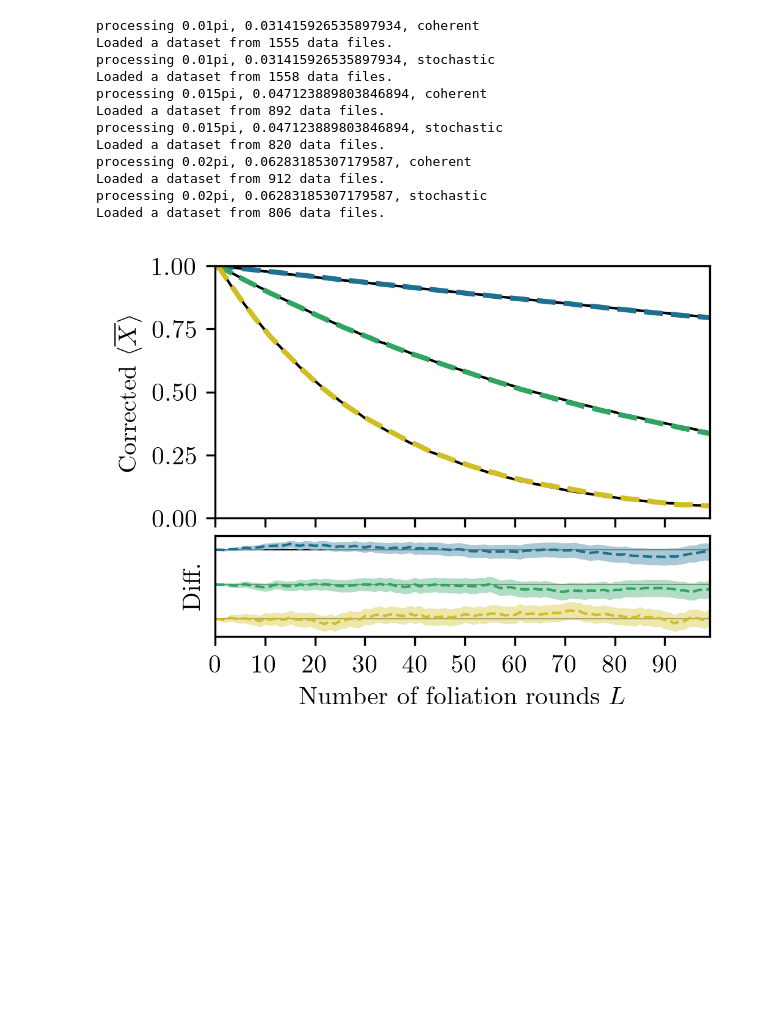
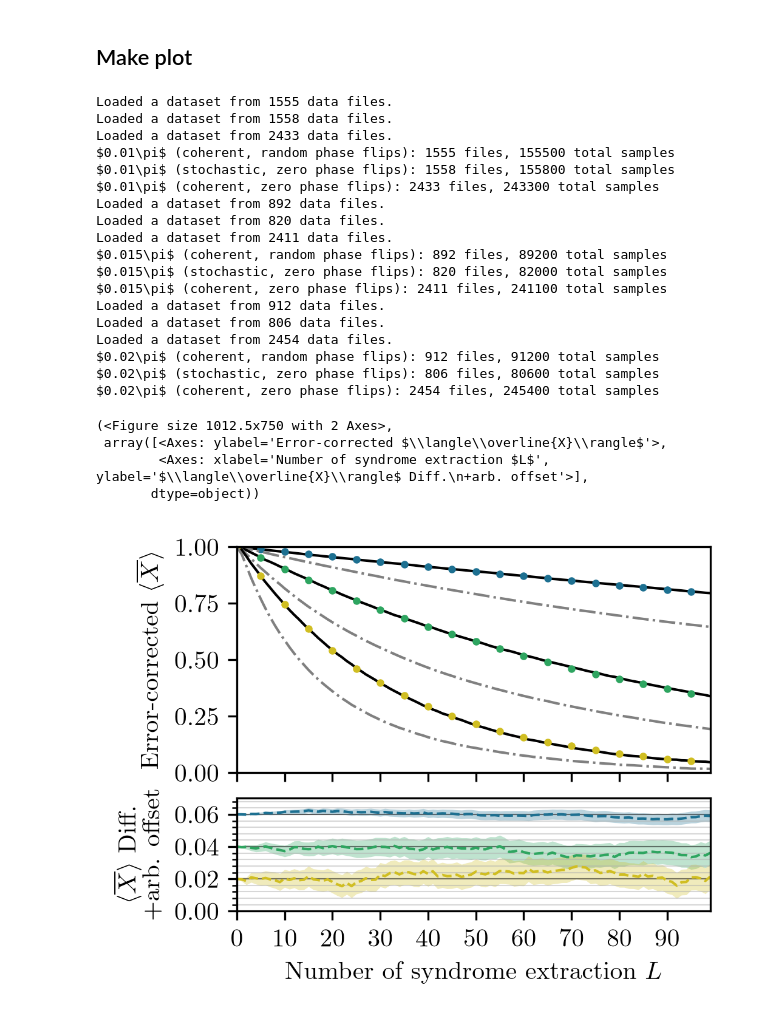
Before and after one commit to qilesu/data-for-taming-coherent-noise-with-teleportation, a Jupyter notebook: fig4/full_circuit_model.ipynb, the cells around one changed output. Saved outputs shown, nothing was run; the diff lists cells and outputs as text; code cells hidden in the pictures; blank space fills up the shorter version.

```diff
--- a/fig4/full_circuit_model.ipynb
+++ b/fig4/full_circuit_model.ipynb
@@ -473,16 +298,25 @@ def make_plot():
-# %%
-make_plot()
-# %% [output]
-processing 0.01pi, 0.031415926535897934, coherent
-Loaded a dataset from 1555 data files.
-processing 0.01pi, 0.031415926535897934, stochastic
-Loaded a dataset from 1558 data files.
-processing 0.015pi, 0.047123889803846894, coherent
-Loaded a dataset from 892 data files.
-processing 0.015pi, 0.047123889803846894, stochastic
-Loaded a dataset from 820 data files.
-processing 0.02pi, 0.06283185307179587, coherent
-Loaded a dataset from 912 data files.
-processing 0.02pi, 0.06283185307179587, stochastic
-Loaded a dataset from 806 data files.
-[figure, removed]
+# %%
+DATA_DIR = Path('./data/ancilla_errors_ideal_readout_coherent_long2_no_stochastic_z')
+THETAS = [
+    (r'$0.01\pi$', 0.01 * np.pi),
+    (r'$0.015\pi$', 0.015 * np.pi),
+    (r'$0.02\pi$', 0.02 * np.pi),
+]
+COLORS = ['#1D7091', '#2EA560', '#D0BE22']
+
+
+def load_theta_dataset(theta, data_dir=DATA_DIR, random_zs='zeros', errors='z_coherent'):
+    return load_dataset(
+        SimpleNamespace(
+            samples=100,
+            cycles=200,
+            theta=theta,
+            errors=errors,
+            random_zs=random_zs,
+            sample_method='reference',
+        ),
+        data_dir=data_dir,
+        labels=['x_l'],
+    )
+# %% [markdown]
+## Make plot
@@ -488,0 +398,26 @@ Loaded a dataset from 806 data files.
+# %%
+make_comparison_plot()
+# %% [output]
+Loaded a dataset from 1555 data files.
+Loaded a dataset from 1558 data files.
+Loaded a dataset from 2433 data files.
+$0.01\pi$ (coherent, random phase flips): 1555 files, 155500 total samples
+$0.01\pi$ (stochastic, zero phase flips): 1558 files, 155800 total samples
+$0.01\pi$ (coherent, zero phase flips): 2433 files, 243300 total samples
+Loaded a dataset from 892 data files.
+Loaded a dataset from 820 data files.
+Loaded a dataset from 2411 data files.
+$0.015\pi$ (coherent, random phase flips): 892 files, 89200 total samples
+$0.015\pi$ (stochastic, zero phase flips): 820 files, 82000 total samples
+$0.015\pi$ (coherent, zero phase flips): 2411 files, 241100 total samples
+Loaded a dataset from 912 data files.
+Loaded a dataset from 806 data files.
+Loaded a dataset from 2454 data files.
+$0.02\pi$ (coherent, random phase flips): 912 files, 91200 total samples
+$0.02\pi$ (stochastic, zero phase flips): 806 files, 80600 total samples
+$0.02\pi$ (coherent, zero phase flips): 2454 files, 245400 total samples
+(<Figure size 1012.5x750 with 2 Axes>,
+ array([<Axes: ylabel='Error-corrected $\\langle\\overline{X}\\rangle$'>,
+        <Axes: xlabel='Number of syndrome extraction $L$', ylabel='$\\langle\\overline{X}\\rangle$ Diff.\n+arb. offset'>],
+       dtype=object))
+[figure, added]
```
Also changed, not shown: parts of 10 cells of this notebook, 1 other file.
